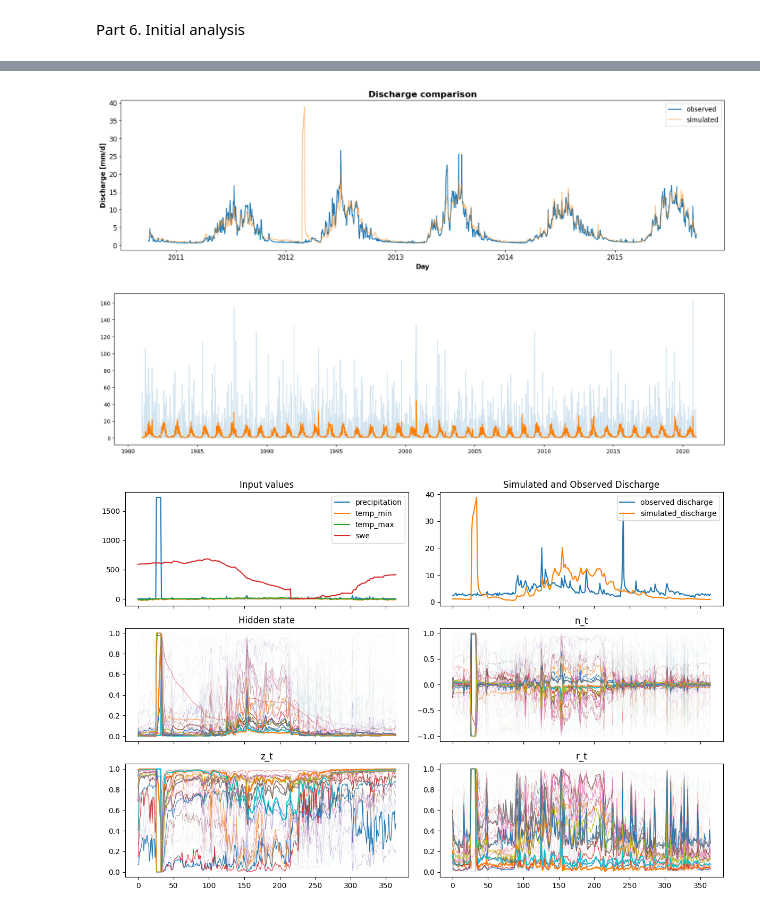
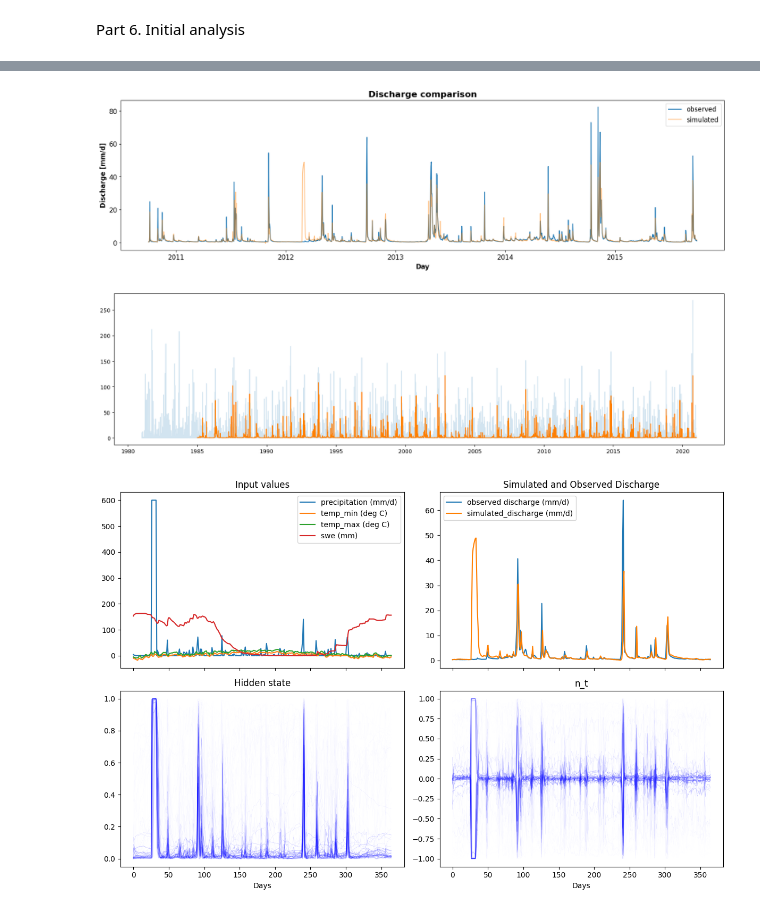
Before and after one commit to sanikabaste/Hy2DL, a Jupyter notebook: Hy2DL/experiments/LSTM_CAMELS_CH_grucell.ipynb, the cells around one changed output, grey strips where cells are left out. Saved outputs shown, nothing was run; the diff lists cells and outputs as text; code cells hidden in the pictures.

```diff
--- a/Hy2DL/experiments/LSTM_CAMELS_CH_grucell.ipynb
+++ b/Hy2DL/experiments/LSTM_CAMELS_CH_grucell.ipynb
@@ -468,8 +468,8 @@ lstm_model.load_state_dict(torch.load(path_save_folder + "/epoch_27", map_locati
 # %%
 # We will create an individual dataset per basin. This will give us more flexibility
 #path_entities = "../../data/basin_id/basins_camels_gb_lees.txt"
-# entities_ids = np.loadtxt(path_entities, dtype="str").tolist()
-entities_ids = ['2346', '2303', '2494']
+entities_ids = np.loadtxt(path_entities, dtype="str").tolist()
+# entities_ids = ['2346', '2303', '2494']
 testing_dataset = {}
 seq_length = model_hyper_parameters["seq_length"]-1
 idx_to_change = [512, 519]
@@ -489,11 +489,11 @@ for entity in entities_ids:
                         static_input= static_input,
                         check_NaN= False)
 
+    if entity == '2368':
+        dataset.sequence_data[entity]['x_d'][idx_to_change[0]+seq_length:idx_to_change[1]+seq_length, 0] = 600
 
     dataset.scaler = scaler
     dataset.standardize_data(standardize_output=False)
-    dataset.sequence_data[entity]['x_d'][idx_to_change[0]+seq_length:idx_to_change[1]+seq_length, 0] = 200
-    # dataset.sequence_data[entity]['x_s'][:] = 0
     testing_dataset[entity]= dataset
 # %%
 lstm_model.eval()
@@ -539,8 +539,9 @@ with torch.no_grad():
         inspect_results[basin] = df_ts
 
         # Save results as a pickle file
-        with open(path_save_folder+"/inspect_results_states/"+str(basin)+".pickle", "wb") as f_:
-           pickle.dump(inspectmodel_output, f_)
+        if basin == 2368:
+            with open(path_save_folder+"/inspect_results_states/"+str(basin)+".pickle", "wb") as f_:
+               pickle.dump(inspectmodel_output, f_)
 
         del inspectmodel_output, df_ts
         print('Testing using CustomLSTM complete for ' + str(basin))
@@ -585,6 +599,6 @@ plt.show()
 # %%
 # Plot simulated and observed discharges
-basin_to_analyze = "2346"
+basin_to_analyze = "2368"
 
 plt.plot(inspect_results[basin_to_analyze]["y_obs"], label="observed", color=color_palette["observed"])
 plt.plot(inspect_results[basin_to_analyze]["y_sim"], label="simulated", alpha=0.5, color=color_palette["simulated"])
@@ -598,7 +612,7 @@ plt.legend(loc="upper right",fontsize=12)
 plt.show()
 #plt.savefig(save_folder+"/Model_Comparison.png", bbox_inches="tight", pad_inches=0)
 # %% [output]
-[figure, old version]
+[figure, new version]
 # %%
 from pathlib import Path
 path_timeseries_obs = Path(path_data) / 'timeseries' / 'observation_based' / f'CAMELS_CH_obs_based_{basin_to_analyze}.csv'
@@ -611,49 +625,53 @@ plt.plot(df_obs["precipitation(mm/d)"], label="precipitation", alpha=0.2, color=
 plt.plot(df_obs["discharge_spec(mm/d)"], label="discharge", color=color_palette["simulated"])
 plt.show()
 # %% [output]
-[figure, old version]
+[figure, new version]
 # %%
 inspectmodel_states = inspect_results_states[basin_to_analyze]
 weights_linear, _ = lstm_model.linear.state_dict().items()
+dataset_to_analyze = testing_dataset[basin_to_analyze]
 
-f, ax = plt.subplots(3, 2, figsize=(12, 8), sharex=True)
+f, ax = plt.subplots(2, 2, figsize=(12, 8), sharex=True)
 idx = 850
 sl = model_hyper_parameters["seq_length"]
 
 # observed input feature values
 ax[0,0].set_title('Input values')
-x_d_ = testing_dataset[basin_to_analyze].sequence_data[basin_to_analyze]['x_d'][:, 0:5]*dataset.scaler['x_d_std']+dataset.scaler['x_d_mean']
-ax[0,0].plot(x_d_[idx:idx+sl, 0], label='precipitation')
-ax[0,0].plot(x_d_[idx:idx+sl, 1], label='temp_min')
-ax[0,0].plot(x_d_[idx:idx+sl, 2], label='temp_max')
+x_d_ = dataset_to_analyze.sequence_data[basin_to_analyze]['x_d'][:, 0:5]*dataset_to_analyze.scaler['x_d_std']+dataset_to_analyze.scaler['x_d_mean']
+ax[0,0].plot(x_d_[idx:idx+sl, 0], label='precipitation (mm/d)')
+ax[0,0].plot(x_d_[idx:idx+sl, 1], label='temp_min (deg C)')
+ax[0,0].plot(x_d_[idx:idx+sl, 2], label='temp_max (deg C)')
 # ax[0,0].plot(x_d_[idx:idx+sl, 3], label='sun_dur')
-ax[0,0].plot(x_d_[idx:idx+sl, 4], label='swe')
+ax[0,0].plot(x_d_[idx:idx+sl, 4], label='swe (mm)')
 ax[0,0].legend()
 
 ax[0,1].set_title('Simulated and Observed Discharge')
-y_obs = dataset.sequence_data[entity]['y_obs'][:]
-ax[0,1].plot(y_obs[idx:idx+sl], label='observed discharge', color=color_palette["observed"])
-ax[0,1].plot(inspectmodel_states[0]['y_hat'][idx-sl:idx, :].numpy(), label='simulated_discharge', color=color_palette["simulated"])
+y_obs = dataset_to_analyze.sequence_data[basin_to_analyze]['y_obs'][:]
+ax[0,1].plot(y_obs[idx:idx+sl], label='observed discharge (mm/d)', color=color_palette["observed"])
+ax[0,1].plot(inspectmodel_states[0]['y_hat'][idx-sl:idx, :].numpy(), label='simulated_discharge (mm/d)', color=color_palette["simulated"])
 ax[0,1].legend()
 
 ax[1,0].set_title('Hidden state')
 for l in range(inspectmodel_states[0]['h_n'].shape[2]):
-    ax[1,0].plot(abs(inspectmodel_states[0]['h_n'][idx, :, l]).numpy(), linewidth=abs(weights_linear[1][0][l].cpu().numpy()))
+    ax[1,0].plot(abs(inspectmodel_states[0]['h_n'][idx, :, l]).numpy(), color='blue', alpha=0.2, linewidth=abs(weights_linear[1][0][l].cpu().numpy()))
+ax[1,0].set_xlabel('Days')
 
 ax[1,1].set_title('n_t')
 for l in range(inspectmodel_states[0]['n_t_'].shape[2]):
-    ax[1,1].plot((np.tanh(inspectmodel_states[0]['n_t_'][idx, :, l].numpy())), linewidth=abs(weights_linear[1][0][l].cpu().numpy()))
+    ax[1,1].plot((np.tanh(inspectmodel_states[0]['n_t_'][idx, :, l].numpy())), color='blue', alpha=0.2, linewidth=abs(weights_linear[1][0][l].cpu().numpy()))
+ax[1,1].set_xlabel('Days')
 
-ax[2,0].set_title('z_t')
-for l in range(inspectmodel_states[0]['z_t_'].shape[2]):
-    ax[2,0].plot(torch.sigmoid(inspectmodel_states[0]['z_t_'][idx, :, l]).numpy(), linewidth=abs(weights_linear[1][0][l].cpu().numpy()))
-# ax[2,1].set_xlim([22, 35])
+# ax[2,0].set_title('z_t')
+# for l in range(inspectmodel_states[0]['z_t_'].shape[2]):
+#     ax[2,0].plot(torch.sigmoid(inspectmodel_states[0]['z_t_'][idx, :, l]).numpy(), linewidth=abs(weights_linear[1][0][l].cpu().numpy()))
+# # ax[2,1].set_xlim([22, 35])
 
-ax[2,1].set_title('r_t')
-for l in range(inspectmodel_states[0]['r_t_'].shape[2]):
-    ax[2,1].plot(torch.sigmoid(inspectmodel_states[0]['r_t_'][idx, :, l]).numpy(), linewidth=abs(weights_linear[1][0][l].cpu().numpy()))
-# ax[2,1].set_ylim([-10, 10])
+# ax[2,1].set_title('r_t')
+# for l in range(inspectmodel_states[0]['r_t_'].shape[2]):
+#     ax[2,1].plot(torch.sigmoid(inspectmodel_states[0]['r_t_'][idx, :, l]).numpy(), linewidth=abs(weights_linear[1][0][l].cpu().numpy()))
+# # ax[2,1].set_ylim([-10, 10])
 
 plt.tight_layout()
+plt.savefig(path_save_folder+'/GRU_saturation.png', bbox_inches='tight', pad_inches=0.2)
 # %% [output]
-[figure, old version]
+[figure, new version]
```
Also changed, not shown: parts of 5 cells of this notebook, 6 other files.
